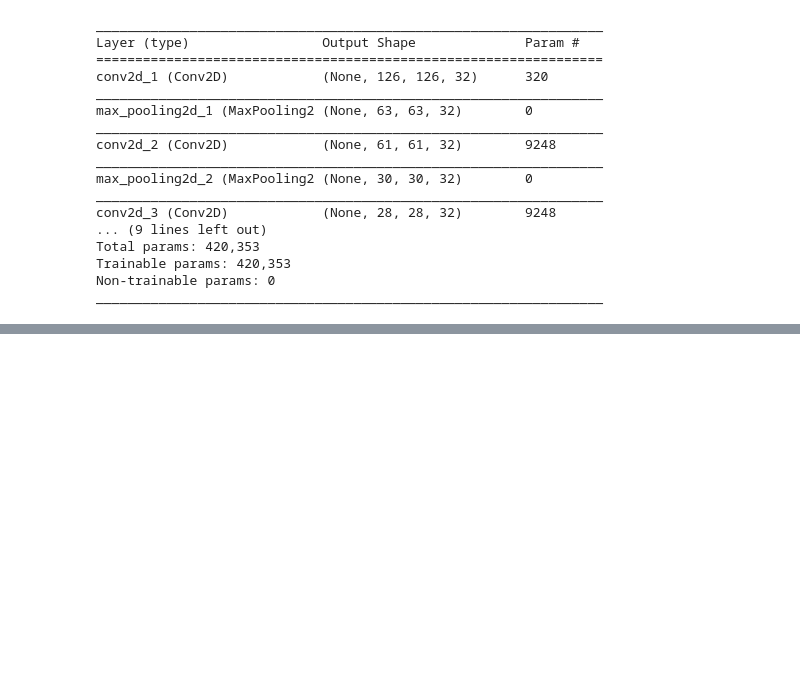
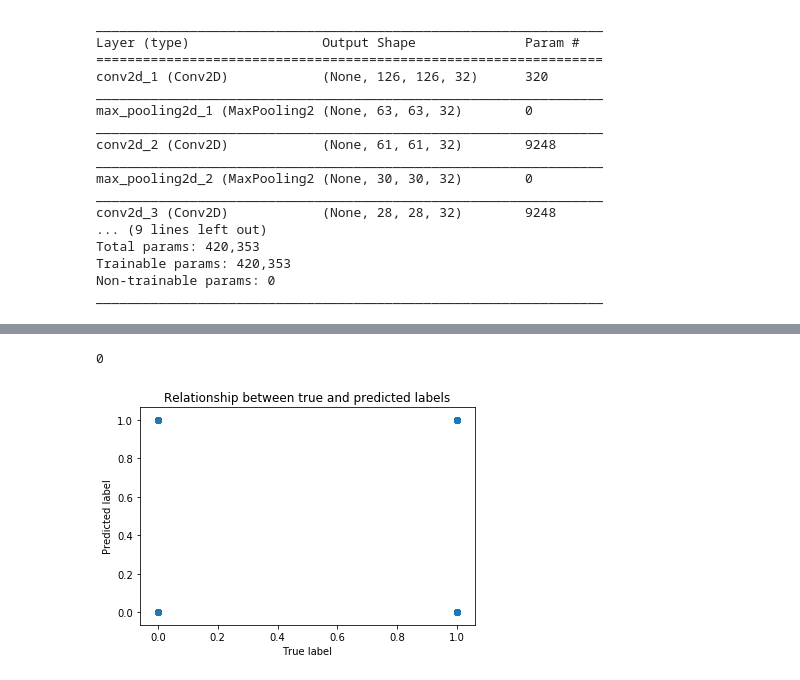
Before and after one commit to mfumagalli/ImaGene, a Jupyter notebook: Quick start (binary).ipynb, the cells around one changed output, grey strips where cells are left out. Drawn from its saved outputs; the diff is of its cells as text; code cells hidden in the pictures; blank space fills up the shorter version.

```diff
--- a/Quick start (binary).ipynb
+++ b/Quick start (binary).ipynb
@@ -345,2 +288,5 @@ os.system('mkdir -p /home/mfumagal/Data/ImaGene/Binary/Results/Epoch3')
 # %%
-mynet.plot_train()
+mynet.plot_scatter()
+# %% [output]
+0
+[figure, added]
```
Also changed, not shown: parts of 54 cells of this notebook, 11 other files.
